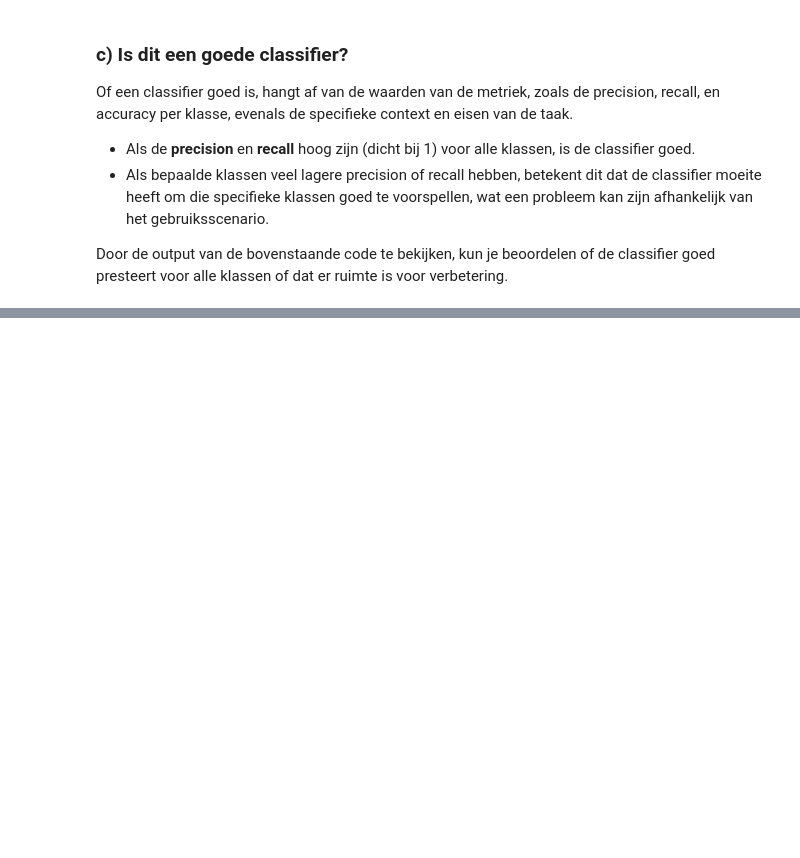
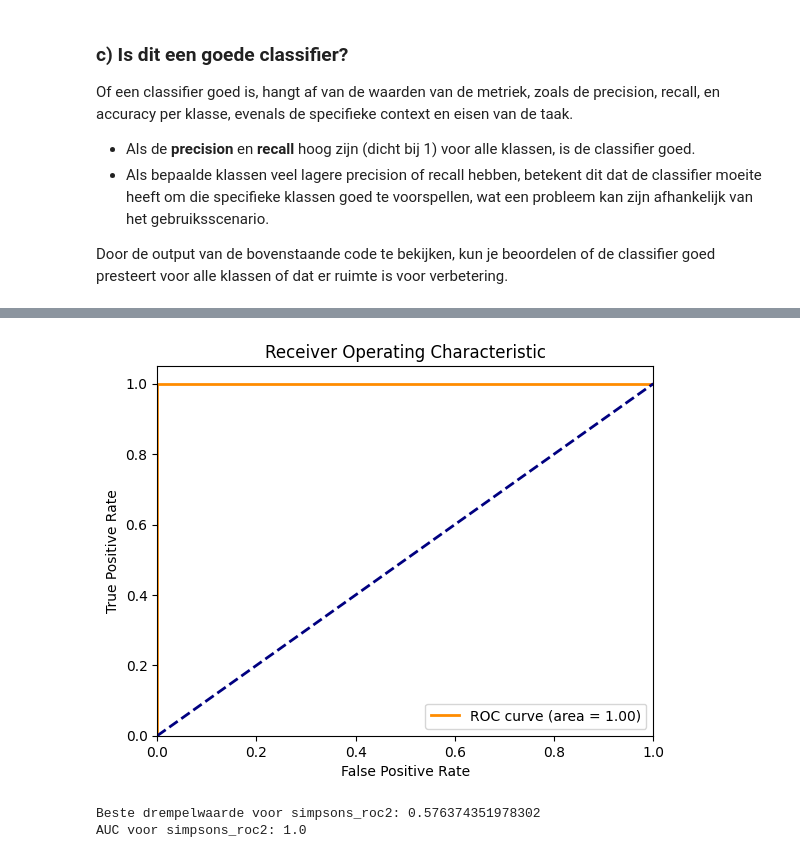
Before and after one commit to softtagz-sys/DataScience2, a Jupyter notebook: Oefeningen/6 - Evaluatiemetrieken.ipynb, the cells around one changed output, grey strips where cells are left out. Cells and saved outputs as stored; diff of their text form; code cells hidden in the pictures; blank space fills up the shorter version.

```diff
--- a/Oefeningen/6 - Evaluatiemetrieken.ipynb
+++ b/Oefeningen/6 - Evaluatiemetrieken.ipynb
@@ -265,0 +335,15 @@ Door de output van de bovenstaande code te bekijken, kun je beoordelen of de cla
+# %%
+# Herhaal voor simpsons_roc2
+simpsons_roc2 = pd.read_csv('./data/simpsons_roc2.csv', delimiter=',')
+fpr2, tpr2, thresholds2, roc_auc2 = plot_roc(simpsons_roc2['y_true'], simpsons_roc2['y_score'])
+j_scores2 = tpr2 - fpr2
+beste_drempel2 = thresholds2[np.argmax(j_scores2)]
+simpsons_roc2['y_pred'] = (simpsons_roc2['y_score'] >= beste_drempel2).astype(int)
+
+# Print de resultaten
+print(f"Beste drempelwaarde voor simpsons_roc2: {beste_drempel2}")
+print(f"AUC voor simpsons_roc2: {roc_auc2}")
+# %% [output]
+[figure, added]
+Beste drempelwaarde voor simpsons_roc2: 0.576374351978302
+AUC voor simpsons_roc2: 1.0
```
Also changed, not shown: parts of 8 cells of this notebook, 4 other files.
